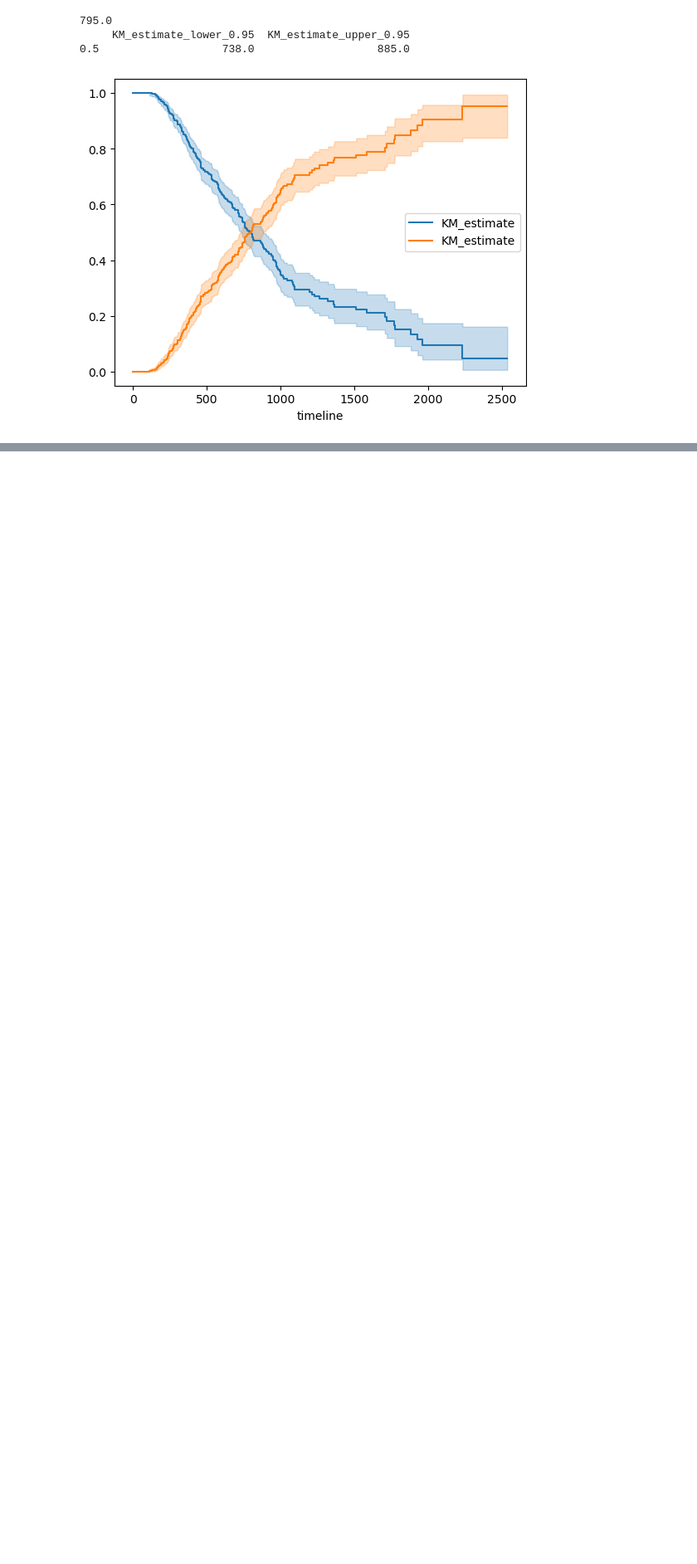
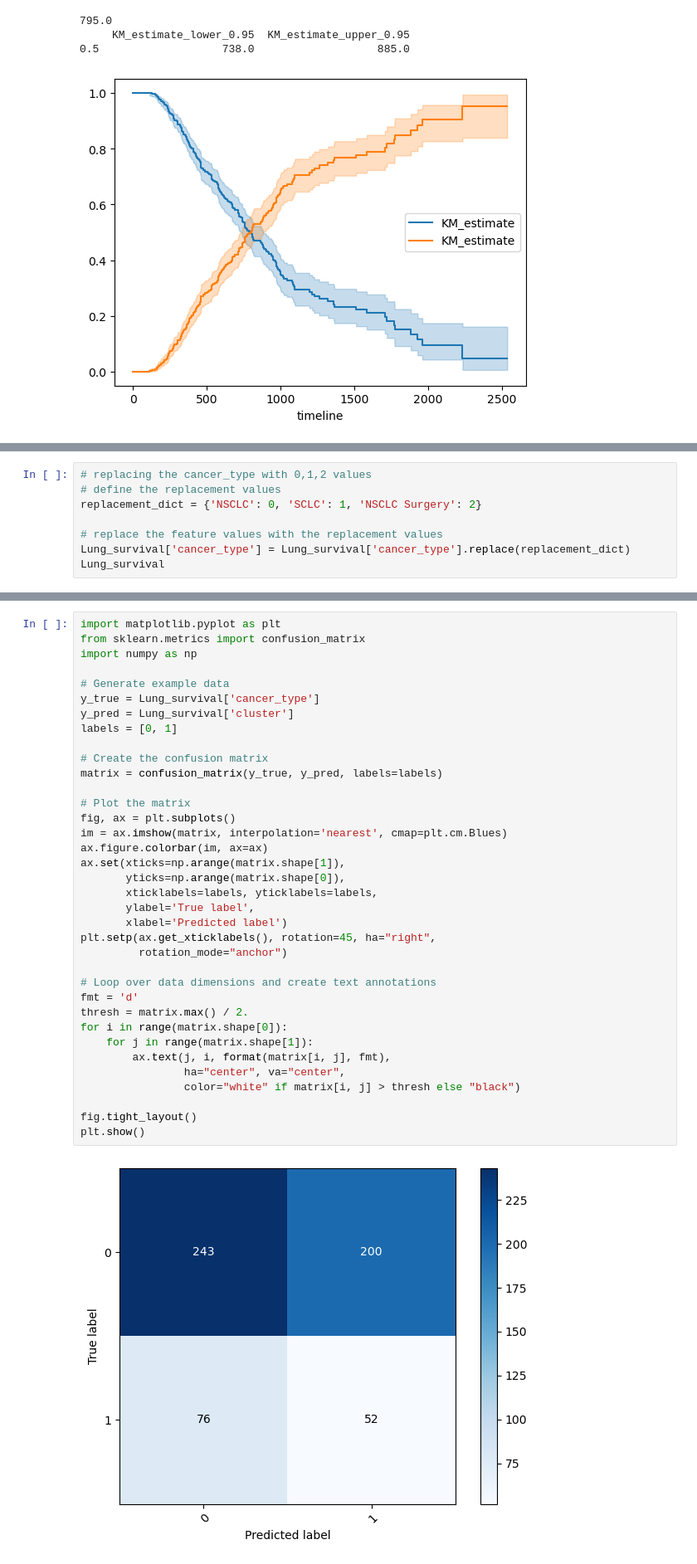
Before and after one commit to almusawiaf/GraphAugmentation, a Jupyter notebook: features_to_PSG.ipynb, the cells around one changed output, grey strips where cells are left out. Shown at 83% size. Cells and saved outputs as stored; diff of their text form; blank space fills up the shorter version.

```diff
--- a/features_to_PSG.ipynb
+++ b/features_to_PSG.ipynb
@@ -313,0 +329,8 @@ P-value (2,3) =  7.940854816892082e-06
+# %%
+# replacing the cancer_type with 0,1,2 values
+# define the replacement values
+replacement_dict = {'NSCLC': 0, 'SCLC': 1, 'NSCLC Surgery': 2}
+
+# replace the feature values with the replacement values
+Lung_survival['cancer_type'] = Lung_survival['cancer_type'].replace(replacement_dict)
+Lung_survival
@@ -313,0 +351,38 @@ P-value (2,3) =  7.940854816892082e-06
+# %%
+import matplotlib.pyplot as plt
+from sklearn.metrics import confusion_matrix
+import numpy as np
+
+# Generate example data
+y_true = Lung_survival['cancer_type']
+y_pred = Lung_survival['cluster']
+labels = [0, 1]
+
+# Create the confusion matrix
+matrix = confusion_matrix(y_true, y_pred, labels=labels)
+
+# Plot the matrix
+fig, ax = plt.subplots()
+im = ax.imshow(matrix, interpolation='nearest', cmap=plt.cm.Blues)
+ax.figure.colorbar(im, ax=ax)
+ax.set(xticks=np.arange(matrix.shape[1]),
+       yticks=np.arange(matrix.shape[0]),
+       xticklabels=labels, yticklabels=labels,
+       ylabel='True label',
+       xlabel='Predicted label')
+plt.setp(ax.get_xticklabels(), rotation=45, ha="right",
+         rotation_mode="anchor")
+
+# Loop over data dimensions and create text annotations
+fmt = 'd'
+thresh = matrix.max() / 2.
+for i in range(matrix.shape[0]):
+    for j in range(matrix.shape[1]):
+        ax.text(j, i, format(matrix[i, j], fmt),
+                ha="center", va="center",
+                color="white" if matrix[i, j] > thresh else "black")
+
+fig.tight_layout()
+plt.show()
+# %% [output]
+[figure, added]
```
Also changed, not shown: parts of 5 cells of this notebook, 1 other file.
